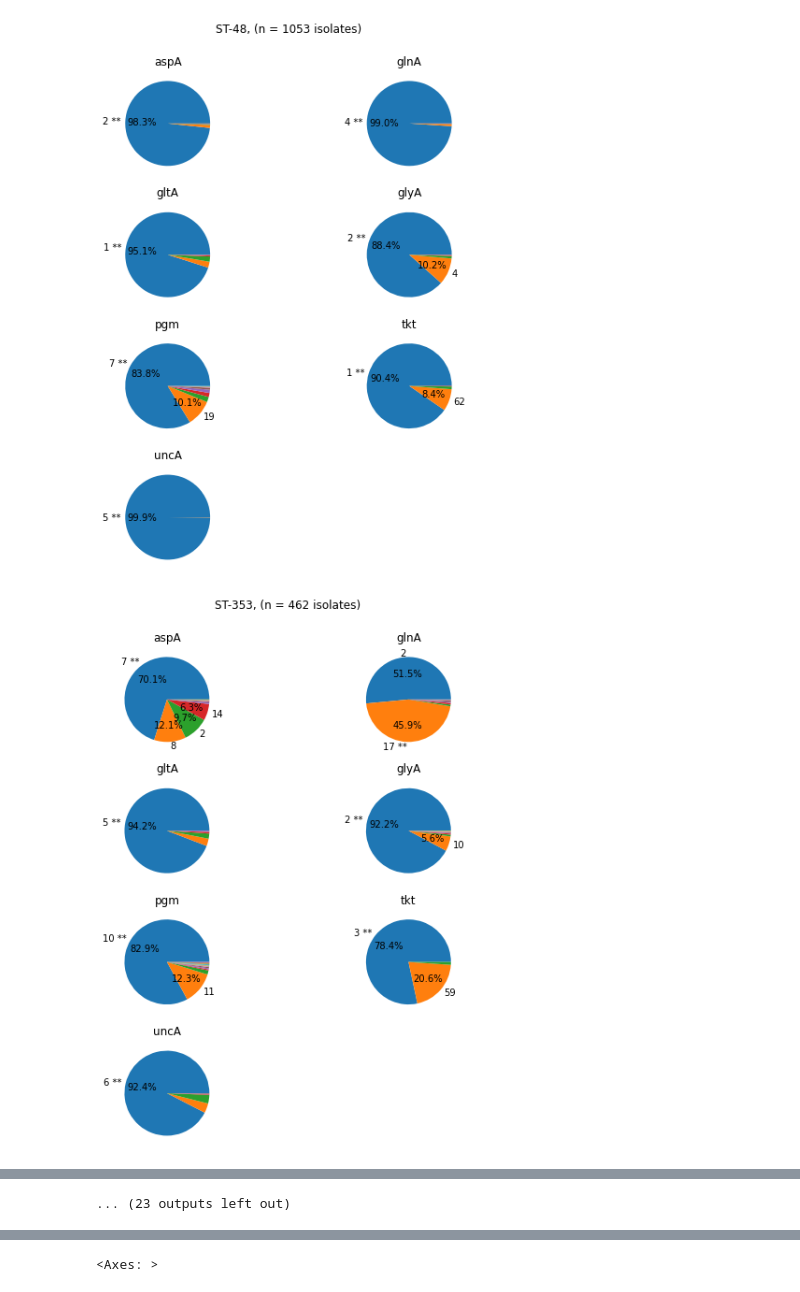
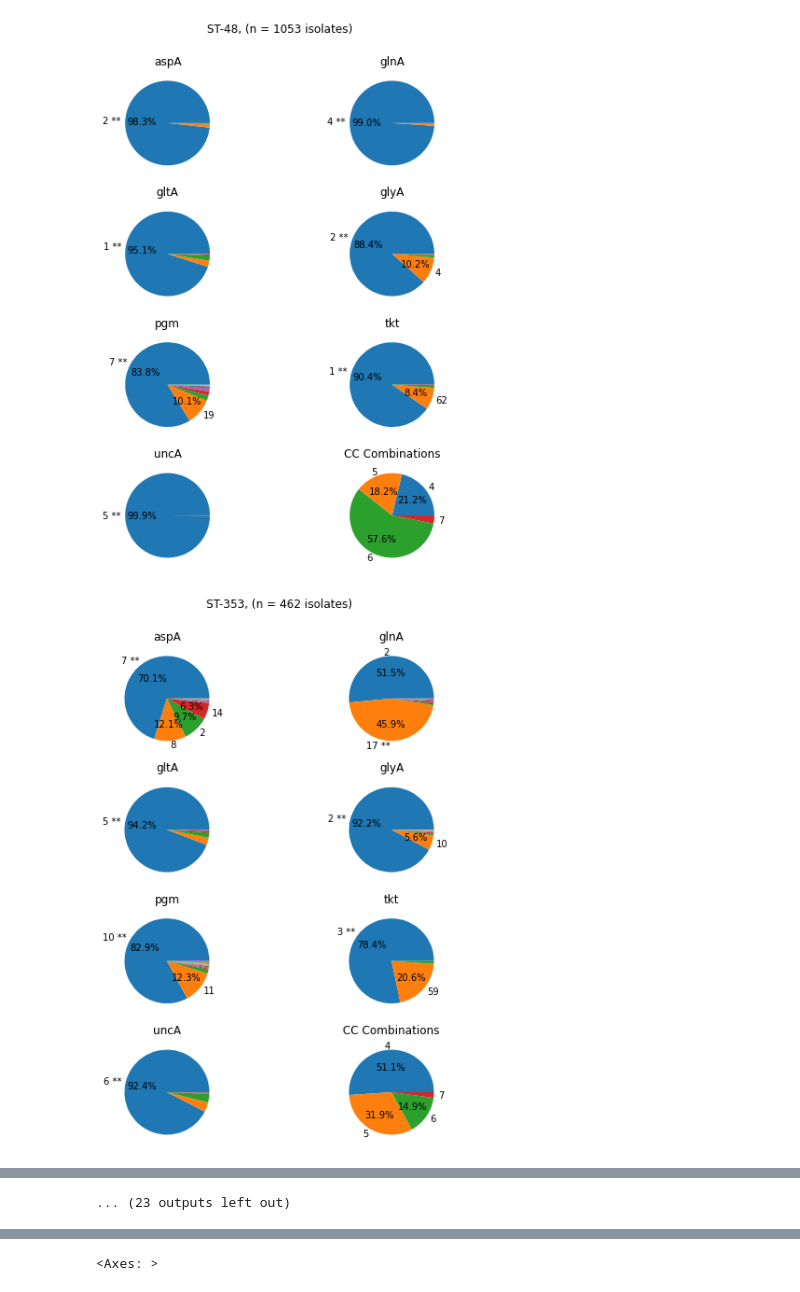
Before and after one commit to bgrdessislava/Campyjejuni_gyrA, a Jupyter notebook: Non_r/CC353_concatinating_CC_NG.ipynb, the cells around one changed output, grey strips where cells are left out. Cells and saved outputs as stored; diff of their text form; code cells hidden in the pictures.

```diff
--- a/Non_r/CC353_concatinating_CC_NG.ipynb
+++ b/Non_r/CC353_concatinating_CC_NG.ipynb
@@ -19,3 +13,11 @@ df_NG = pd.read_csv(
 # %%
+df_CC = pd.read_csv(
+    "../../Campy_Github_tryout/data/C.jejuni-UKisolates-CC.csv").set_index('id')
+
+df_NG = pd.read_csv(
+    "../../Campy_Github_tryout/data/C.jejuni-UKisolates.csv").set_index('id')
+
 df = pd.merge(df_CC, df_NG, left_index=True, right_index=True)
 df = df.loc[df['cc'].notna()].fillna('Unknown')
+
+df = df.astype(str)
@@ -34,7 +34,7 @@ mlst = mlst.set_index('clonal_complex').drop(['cc_number'], axis=1).T
 cols = [col.split(' ')[0] for col in mlst.columns]
 mlst.columns = cols
 
-mlst = mlst[all_cc.columns].copy()
+mlst = mlst.astype(str)
 # %%
 def custom_pct(pct):
     """ Exclude labels less than 5 percent """
@@ -51,33 +51,42 @@ for cc in df["cc"].unique():
 
     for i, loci in enumerate(all_loci):
         counts = df_combined.groupby(loci).size().sort_values(ascending=False)
 
         ref = mlst.loc[mlst.index==loci, cc][0]
         labels = list(counts.index)
         labels = [f'{x} **' if x == ref else x for x in labels]
 
         # Set labels to blank if less than 5%
         pcts = (counts / counts.sum()) > 0.05
         new_labels = []
         for label, threshold in zip(labels, pcts):
             if threshold:
                 new_labels.append(label)
             else:
                 new_labels.append('')
 
         axes[i].pie(counts, labels=new_labels, autopct=custom_pct)
         axes[i].set_title(loci)
 
         most_freq = counts.sort_values().tail(1).index[0]
         top_locus[loci] = most_freq
 
-    axes[-1].axis('off')
+    count_pie = (
+        ((df_combined.drop('cc', axis=1).drop_duplicates()) == mlst[cc])
+        .sum(axis=1)
+        .value_counts()
+        .reindex([4, 5, 6, 7])
+        .fillna(0)
+    )
+    labels = count_pie.index
+    axes[-1].pie(count_pie, labels=labels, autopct=custom_pct)
+    axes[-1].set_title('CC Combinations')
 
     plt.suptitle(f'{cc}, (n = {counts.sum()} isolates)', y=0.95)
     fig.tight_layout(rect=[0, 0.03, 1, 0.95])
     fig.savefig(f'../../Figures/piechart/{cc}-locus-freq.png', dpi=300)
 
     all_cc.append(pd.Series(top_locus).rename(cc))
 # %% [output]
-[figure, old version]
+[figure, new version]
-[figure, old version]
+[figure, new version]
```
Also changed, not shown: parts of 7 cells of this notebook, 2 other files.
